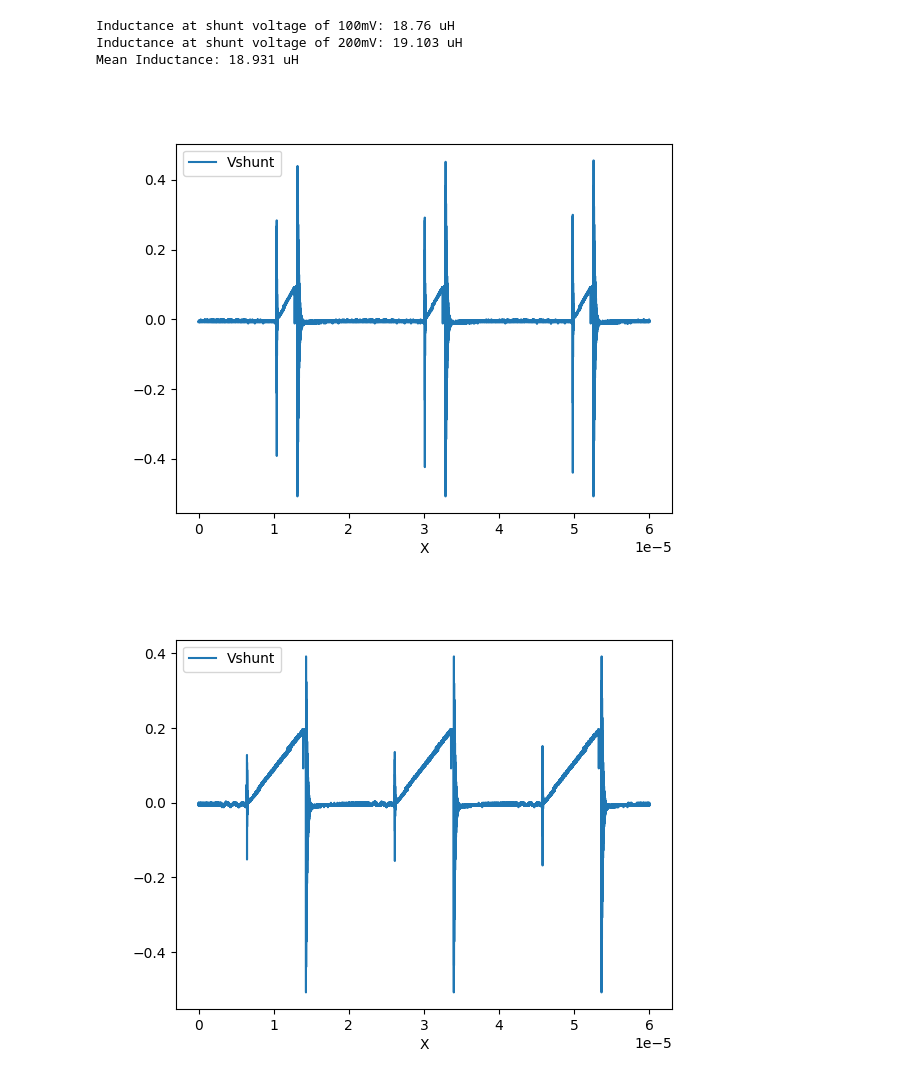
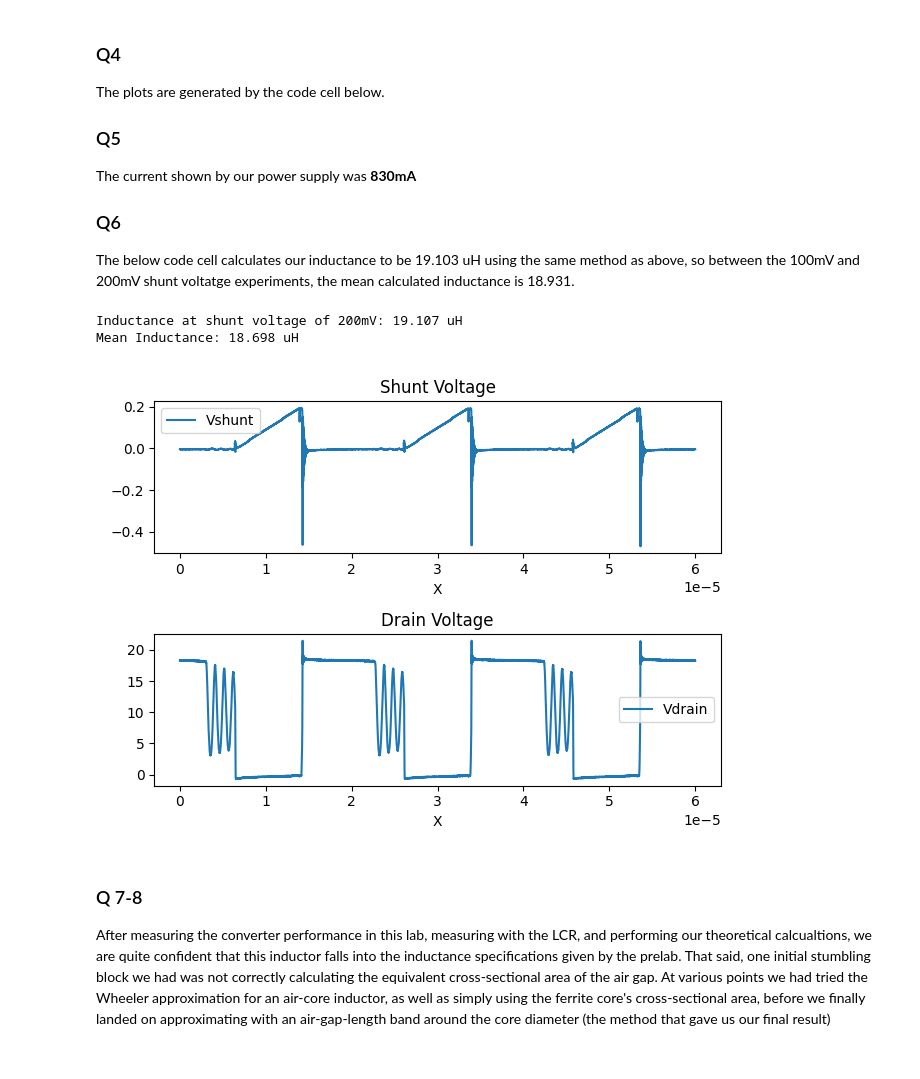
Before and after one commit to amit-kumarh/power-electronics, a Jupyter notebook: assignments/04-lab/report.ipynb, the cells around one changed output. Cells and saved outputs as stored; diff of their text form; code cells hidden in the pictures.

```diff
--- a/assignments/04-lab/report.ipynb
+++ b/assignments/04-lab/report.ipynb
@@ -42,0 +152,13 @@ The autoreload extension is already loaded. To reload it, use:
+# %%
+V = 3.55
+t = (3.05e-5, 3.25e-5)
+Ls = []
+
+figure, (ax1, ax2) = plt.subplots(2,1)
+mv100, _ = import_and_clean('100mV', ["Vshunt", "Vdrain"], True)
+mv100['Vdrain'] -= 7.7 # scope offset
+mv100.plot(x="X", y="Vshunt", ax=ax1, title="Shunt Voltage")
+mv100.plot(x="X", y="Vdrain", ax=ax2, title="Drain Voltage")
+Ls.append(L := calc_inductance(mv100, *t, V))
+figure.tight_layout()
+print(f"Inductance at shunt voltage of 100mV: {round(L * 10e5, 3)} uH")
@@ -43,20 +168,32 @@ The autoreload extension is already loaded. To reload it, use:
+# %% [markdown]
+### Q4
+The plots are generated by the code cell below.
+
+### Q5
+The current shown by our power supply was **830mA**
+
+### Q6
+The below code cell calculates our inductance to be 19.103 uH using the same method as above, so between the 100mV and 200mV shunt voltatge experiments, the mean calculated inductance is 18.931.
 # %%
-V = [3.55, 8.13]
-start = [3.05e-5, 2.8e-5]
-end = [3.25e-5, 3.2e-5]
-Ls = []
+V = 8.13
+t = (2.8e-5, 3.2e-5)
 
-for (task, start, end, V) in zip(['100mV', '200mV'], start, end, V):
-    data, _ = import_and_clean(task, ["Vshunt", "Vdrain"], False)
-    data.plot(x="X", y="Vshunt")
-    Ls.append(L := calc_inductance(data, start, end, V))
-    print(f"Inductance at shunt voltage of {task}: {round(L * 10e5, 3)} uH")
+figure, (ax1, ax2) = plt.subplots(2,1)
+mv200, _ = import_and_clean('200mV', ["Vshunt", "Vdrain"], True)
+mv200['Vdrain'] -= 7.7 # scope offset
+mv200.plot(x="X", y="Vshunt", ax=ax1, title="Shunt Voltage")
+mv200.plot(x="X", y="Vdrain", ax=ax2, title="Drain Voltage")
+Ls.append(L := calc_inductance(mv200, *t, V))
+figure.tight_layout()
+print(f"Inductance at shunt voltage of 200mV: {round(L * 10e5, 3)} uH")
 
 
 print(f"Mean Inductance: {round(np.mean(Ls) * 10e5, 3)} uH")
 # %% [output]
-Inductance at shunt voltage of 100mV: 18.76 uH
-Inductance at shunt voltage of 200mV: 19.103 uH
-Mean Inductance: 18.931 uH
+Inductance at shunt voltage of 200mV: 19.107 uH
+Mean Inductance: 18.698 uH
-[figure, old version]
+[figure, new version]
-[figure, removed]
+# %% [markdown]
+### Q 7-8
+
+After measuring the converter performance in this lab, measuring with the LCR, and performing our theoretical calcualtions, we are quite confident that this inductor falls into the inductance specifications given by the prelab. That said, one initial stumbling block we had was not correctly calculating the equivalent cross-sectional area of the air gap. At various points we had tried the Wheeler approximation for an air-core inductor, as well as simply using the ferrite core's cross-sectional area, before we finally landed on approximating with an air-gap-length band around the core diameter (the method that gave us our final result)
```
Also changed, not shown: parts of 22 cells of this notebook, 4 other files.
